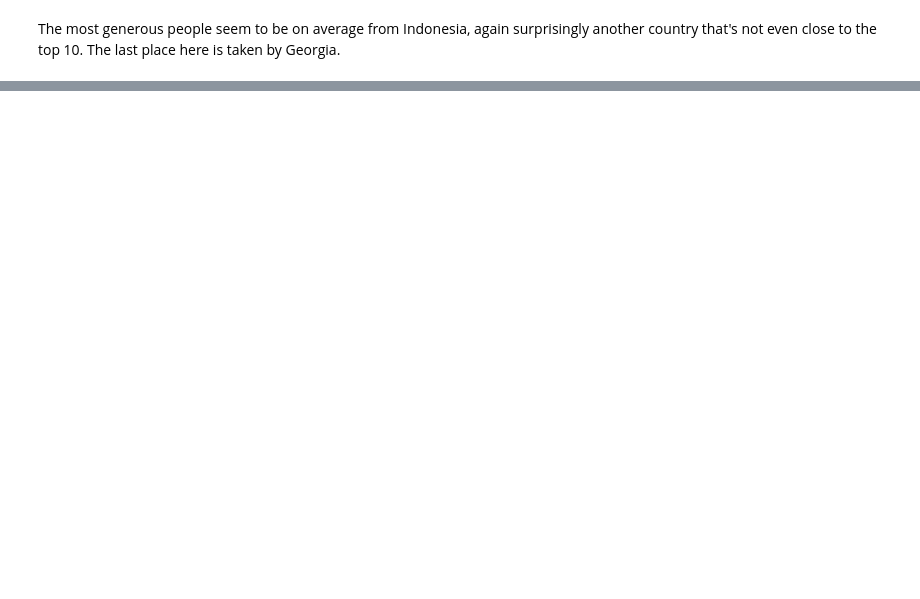
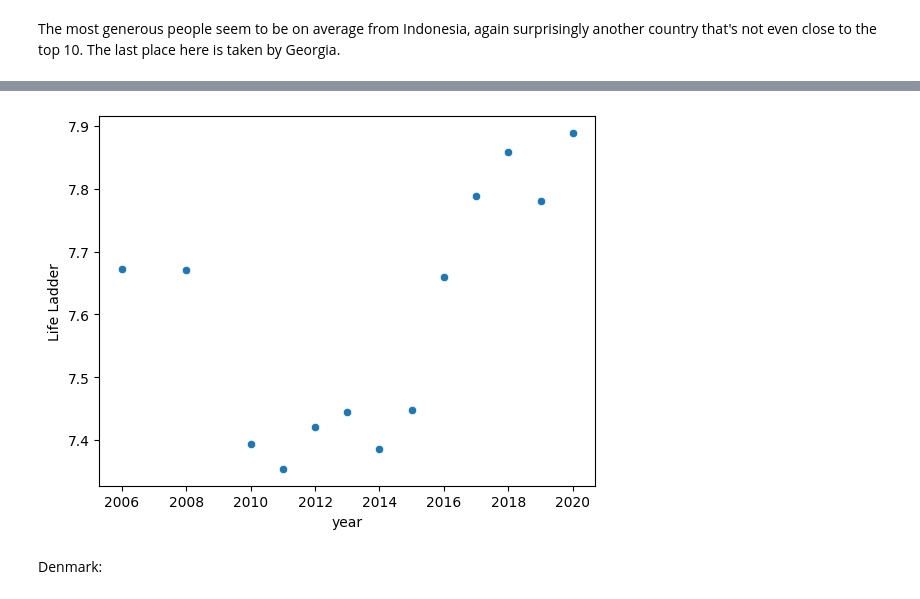
Before and after one commit to VladanT3/Exploratory_Data_Analysis, a Jupyter notebook: World Happiness Report/world-happiness-report.ipynb, the cells around one changed output, grey strips where cells are left out. Saved outputs shown, nothing was run; the diff lists cells and outputs as text; code cells hidden in the pictures; blank space fills up the shorter version.

Commit message:
EDA of world happiness report for specific countries over the years

```diff
--- a/World Happiness Report/world-happiness-report.ipynb
+++ b/World Happiness Report/world-happiness-report.ipynb
@@ -117,0 +217,2 @@ The most generous people seem to be on average from Indonesia, again surprisingl
+# %%
+df = pd.read_csv('world-happiness-report.csv')
@@ -117,0 +221,3 @@ The most generous people seem to be on average from Indonesia, again surprisingl
+# %%
+df_finland = df[df['Country name'] == 'Finland']
+df_finland
@@ -117,0 +239,7 @@ The most generous people seem to be on average from Indonesia, again surprisingl
+# %%
+sn.scatterplot(data=df_finland, x='year', y='Life Ladder')
+plt.show()
+# %% [output]
+[figure, added]
+# %% [markdown]
+Denmark:
```
Also changed, not shown: parts of 59 cells of this notebook.
